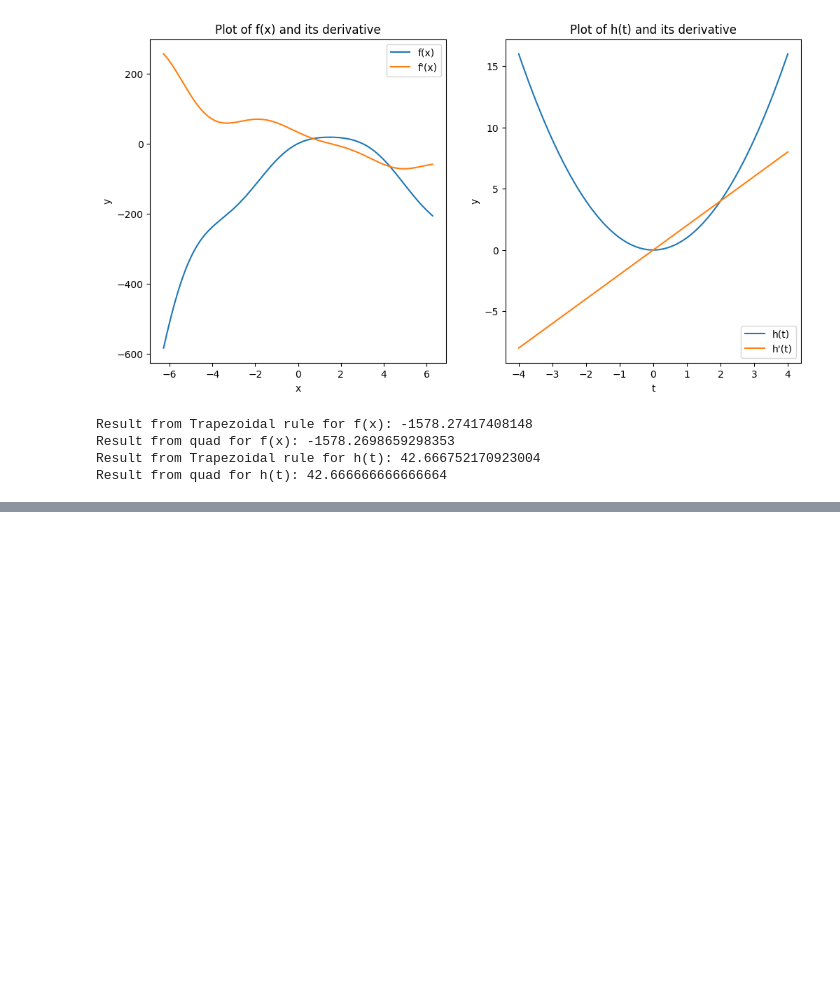
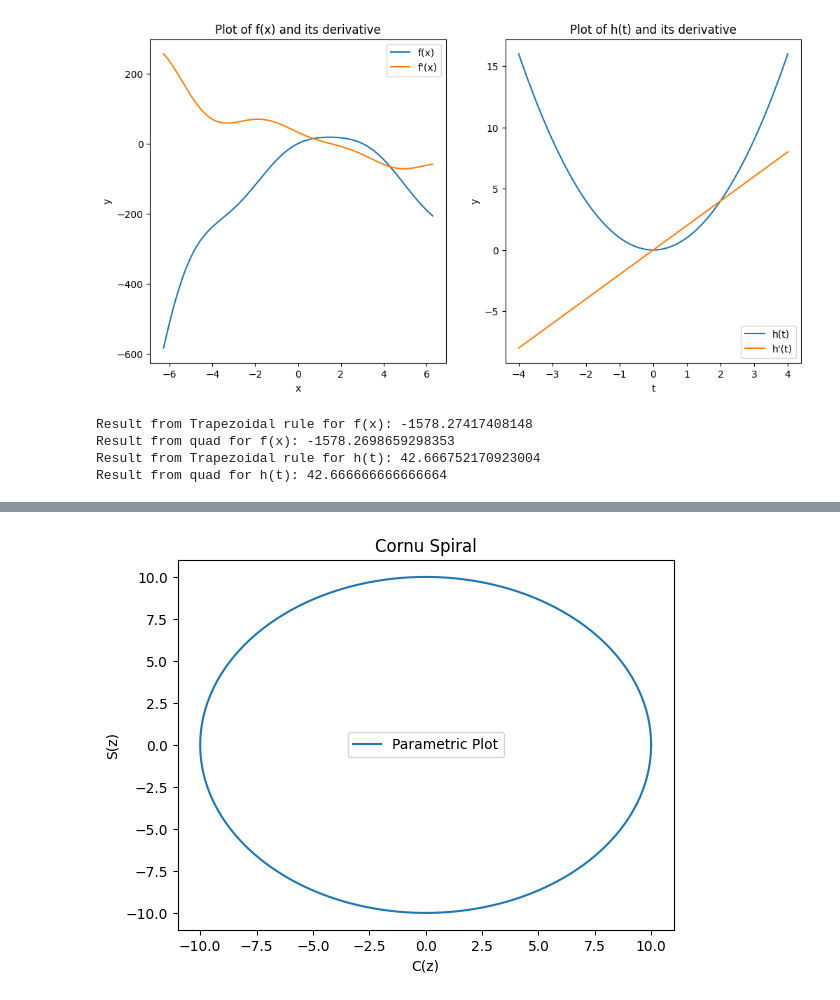
Before and after one commit to raufbiswas/BRACU_MAT120, a Jupyter notebook: solveAssignment.ipynb, the cells around one changed output, grey strips where cells are left out. Drawn from its saved outputs; the diff is of its cells as text; code cells hidden in the pictures; blank space fills up the shorter version.

```diff
--- a/solveAssignment.ipynb
+++ b/solveAssignment.ipynb
@@ -90,0 +152,28 @@ The integral of f(z) from 0 to 2.5 using Simpson's Rule is: -7.141823261753842
+# %%
+#3
+import numpy as np
+import matplotlib.pyplot as plt
+# Parameters
+L = 20
+x = np.linspace(-L, L, 1000)
+dx = x[1] - x[0]
+# Trapezoidal Rule
+C = np.trapz(np.cos(x**2), dx=dx)
+S = np.trapz(np.sin(x**2), dx=dx)
+# Parametric plot
+t = np.linspace(0, 2*np.pi, 1000)
+S = np.sin(t)
+C = np.cos(t)
+
+# Scale the values
+S *= L/2
+C *= L/2
+
+plt.plot(C, S, label='Parametric Plot')
+plt.xlabel('C(z)')
+plt.ylabel('S(z)')
+plt.title('Cornu Spiral')
+plt.legend()
+plt.show()
+# %% [output]
+[figure, added]
```
Also changed, not shown: parts of 9 cells of this notebook.
